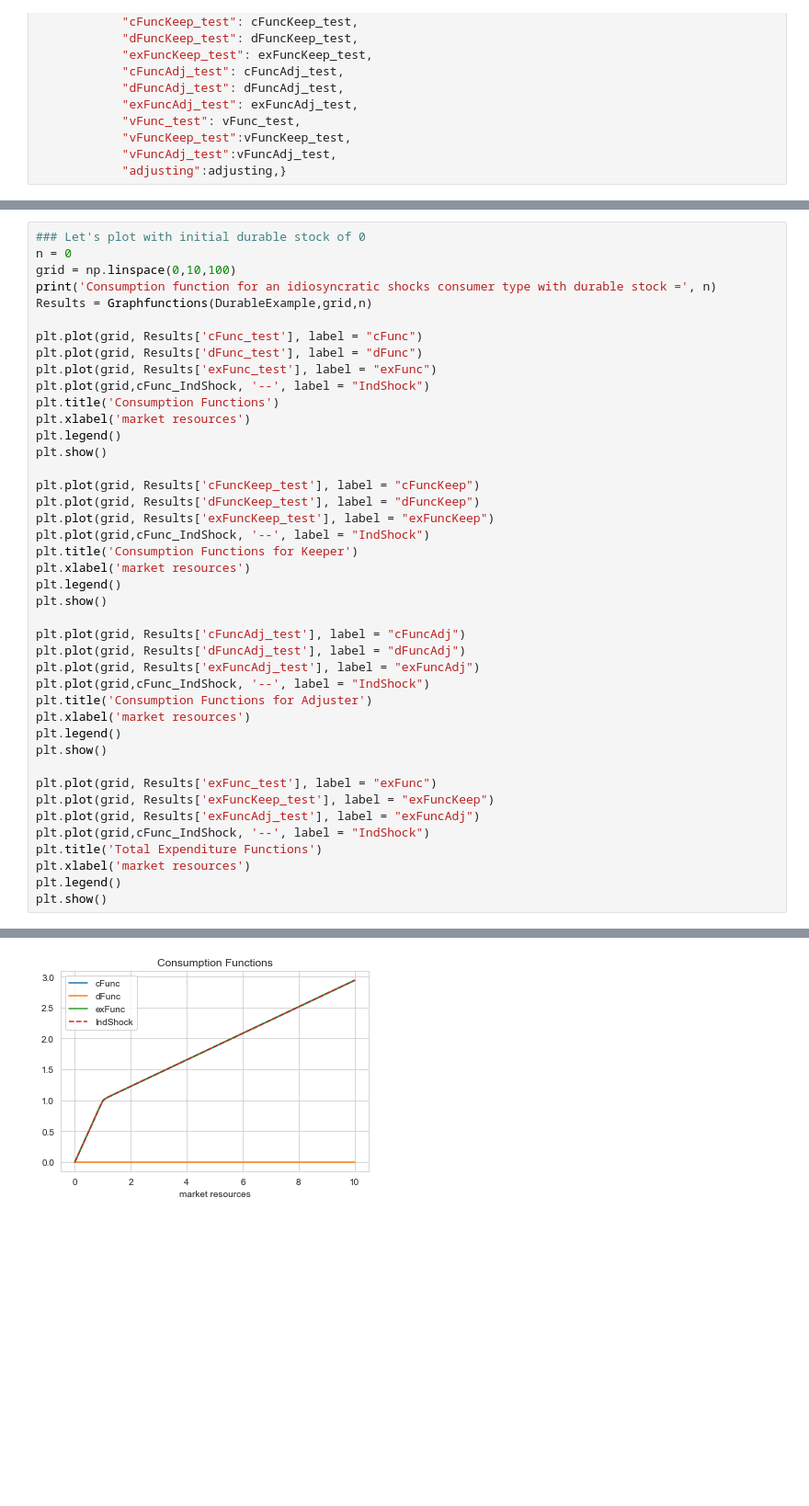
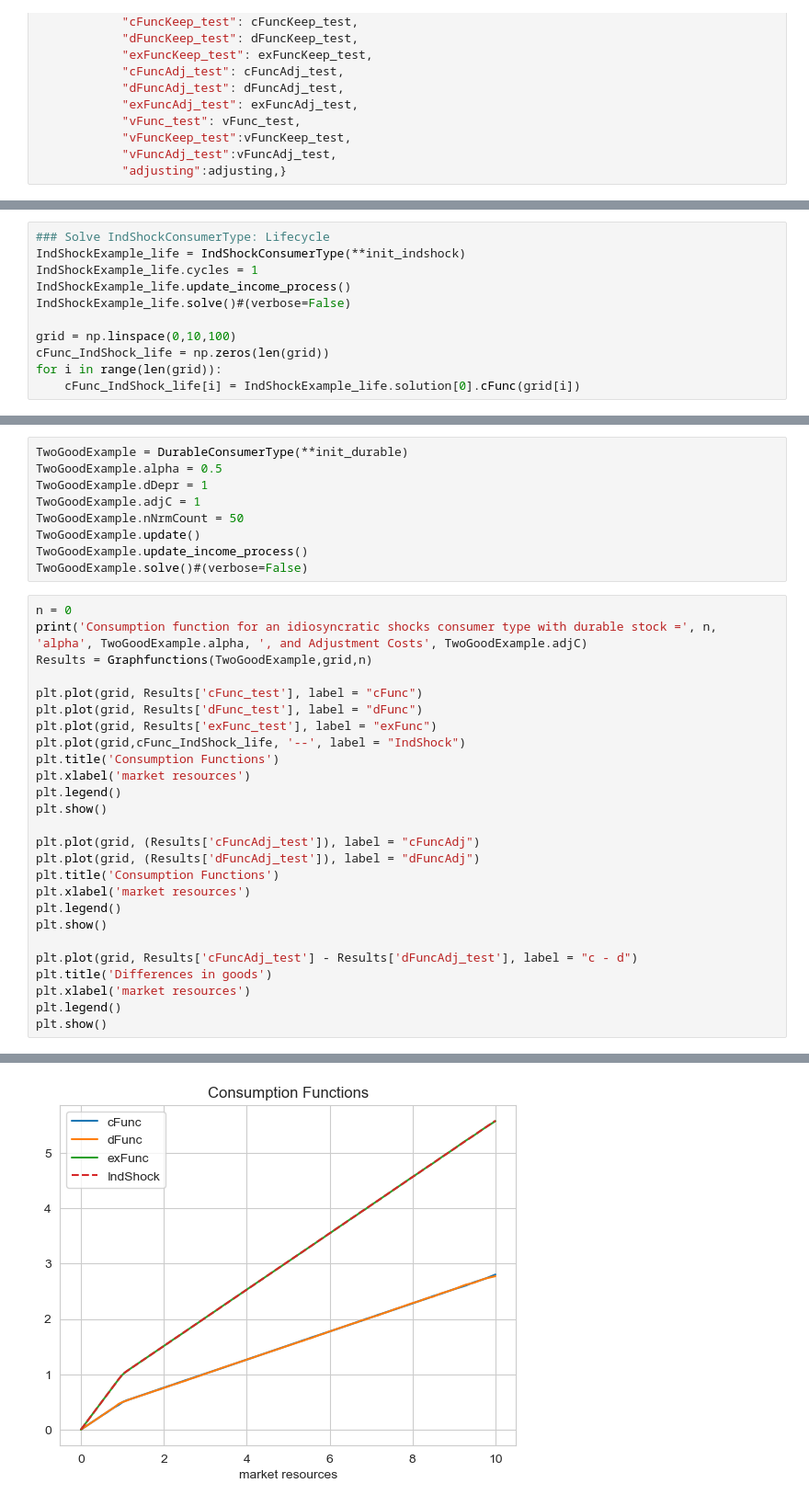
Before and after one commit to AMonninger/DurableConsumerType_REMARK, a Jupyter notebook: code/python/DurableModel_Notebook.ipynb, the cells around one changed output, grey strips where cells are left out. Shown at 92% size. Saved outputs shown, nothing was run; the diff lists cells and outputs as text; blank space fills up the shorter version.

```diff
--- a/code/python/DurableModel_Notebook.ipynb
+++ b/code/python/DurableModel_Notebook.ipynb
@@ -366,0 +421,11 @@ DurableExample.solve()#(verbose=False)
+# %%
+### Solve IndShockConsumerType: Lifecycle
+IndShockExample_life = IndShockConsumerType(**init_indshock)
+IndShockExample_life.cycles = 1
+IndShockExample_life.update_income_process()
+IndShockExample_life.solve()#(verbose=False)
+
+grid = np.linspace(0,10,100)
+cFunc_IndShock_life = np.zeros(len(grid))
+for i in range(len(grid)):
+    cFunc_IndShock_life[i] = IndShockExample_life.solution[0].cFunc(grid[i])
@@ -367,43 +518,36 @@ DurableExample.solve()#(verbose=False)
+# %%
+TwoGoodExample = DurableConsumerType(**init_durable)
+TwoGoodExample.alpha = 0.5
+TwoGoodExample.dDepr = 1
+TwoGoodExample.adjC = 1
+TwoGoodExample.nNrmCount = 50
+TwoGoodExample.update()
+TwoGoodExample.update_income_process()
+TwoGoodExample.solve()#(verbose=False)
 # %%
-### Let's plot with initial durable stock of 0
 n = 0
-grid = np.linspace(0,10,100)
-print('Consumption function for an idiosyncratic shocks consumer type with durable stock =', n)
-Results = Graphfunctions(DurableExample,grid,n)
+print('Consumption function for an idiosyncratic shocks consumer type with durable stock =', n, 'alpha', TwoGoodExample.alpha, ', and Adjustment Costs', TwoGoodExample.adjC)
+Results = Graphfunctions(TwoGoodExample,grid,n)
 
 plt.plot(grid, Results['cFunc_test'], label = "cFunc")
 plt.plot(grid, Results['dFunc_test'], label = "dFunc")
 plt.plot(grid, Results['exFunc_test'], label = "exFunc")
-plt.plot(grid,cFunc_IndShock, '--', label = "IndShock")
+plt.plot(grid,cFunc_IndShock_life, '--', label = "IndShock")
 plt.title('Consumption Functions')
 plt.xlabel('market resources')
 plt.legend()
 plt.show()
 
-plt.plot(grid, Results['cFuncKeep_test'], label = "cFuncKeep")
-plt.plot(grid, Results['dFuncKeep_test'], label = "dFuncKeep")
-plt.plot(grid, Results['exFuncKeep_test'], label = "exFuncKeep")
-plt.plot(grid,cFunc_IndShock, '--', label = "IndShock")
-plt.title('Consumption Functions for Keeper')
+plt.plot(grid, (Results['cFuncAdj_test']), label = "cFuncAdj")
+plt.plot(grid, (Results['dFuncAdj_test']), label = "dFuncAdj")
+plt.title('Consumption Functions')
 plt.xlabel('market resources')
 plt.legend()
 plt.show()
 
-plt.plot(grid, Results['cFuncAdj_test'], label = "cFuncAdj")
-plt.plot(grid, Results['dFuncAdj_test'], label = "dFuncAdj")
-plt.plot(grid, Results['exFuncAdj_test'], label = "exFuncAdj")
-plt.plot(grid,cFunc_IndShock, '--', label = "IndShock")
-plt.title('Consumption Functions for Adjuster')
+plt.plot(grid, Results['cFuncAdj_test'] - Results['dFuncAdj_test'], label = "c - d")
+plt.title('Differences in goods')
 plt.xlabel('market resources')
 plt.legend()
 plt.show()
-
-plt.plot(grid, Results['exFunc_test'], label = "exFunc")
-plt.plot(grid, Results['exFuncKeep_test'], label = "exFuncKeep")
-plt.plot(grid, Results['exFuncAdj_test'], label = "exFuncAdj")
-plt.plot(grid,cFunc_IndShock, '--', label = "IndShock")
-plt.title('Total Expenditure Functions')
-plt.xlabel('market resources')
-plt.legend()
-plt.show()
 # %% [output]
@@ -411 +555 @@ Consumption function for an idiosyncratic shocks consumer type with durable stoc
-[figure, old version]
+[figure, new version]
```
Also changed, not shown: parts of 46 cells of this notebook, 9 other files.
